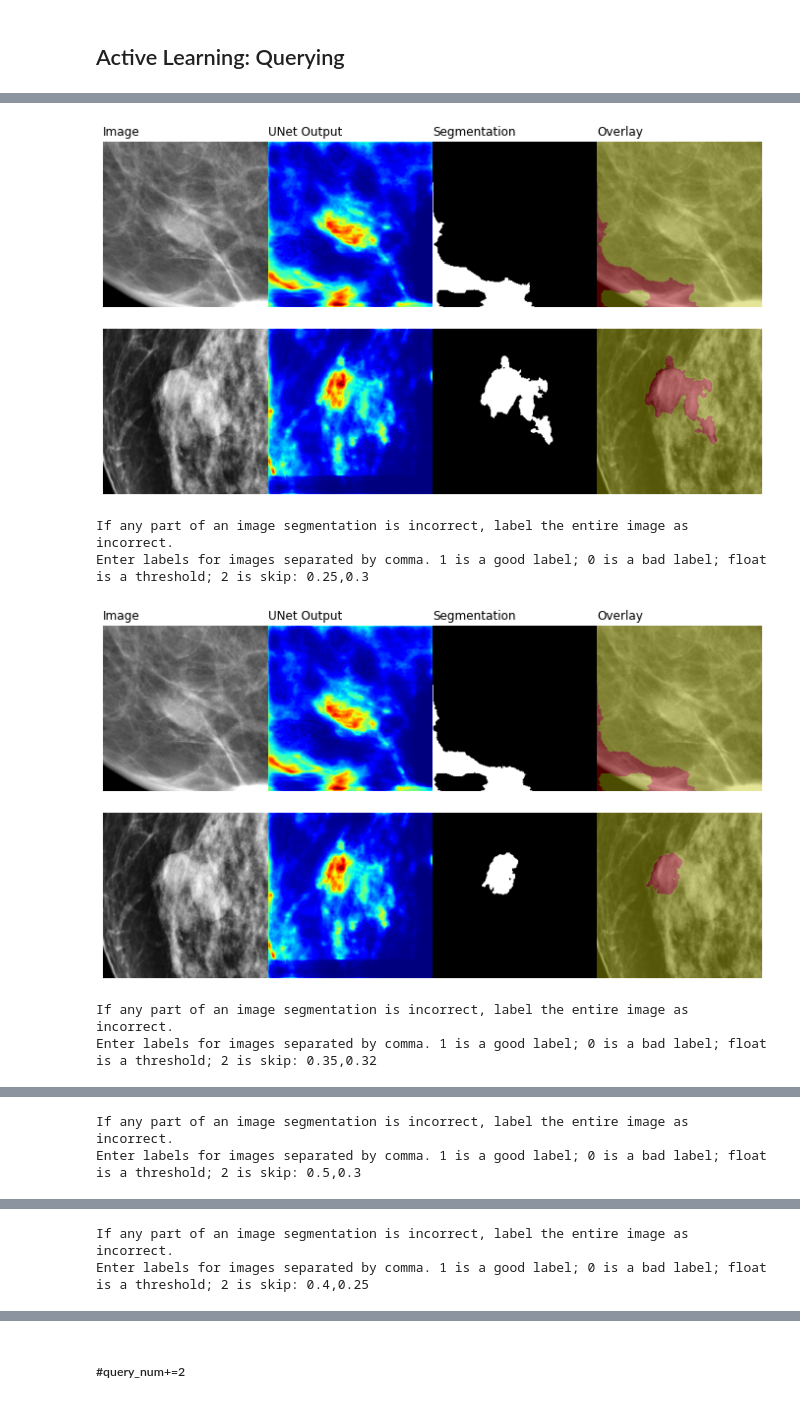
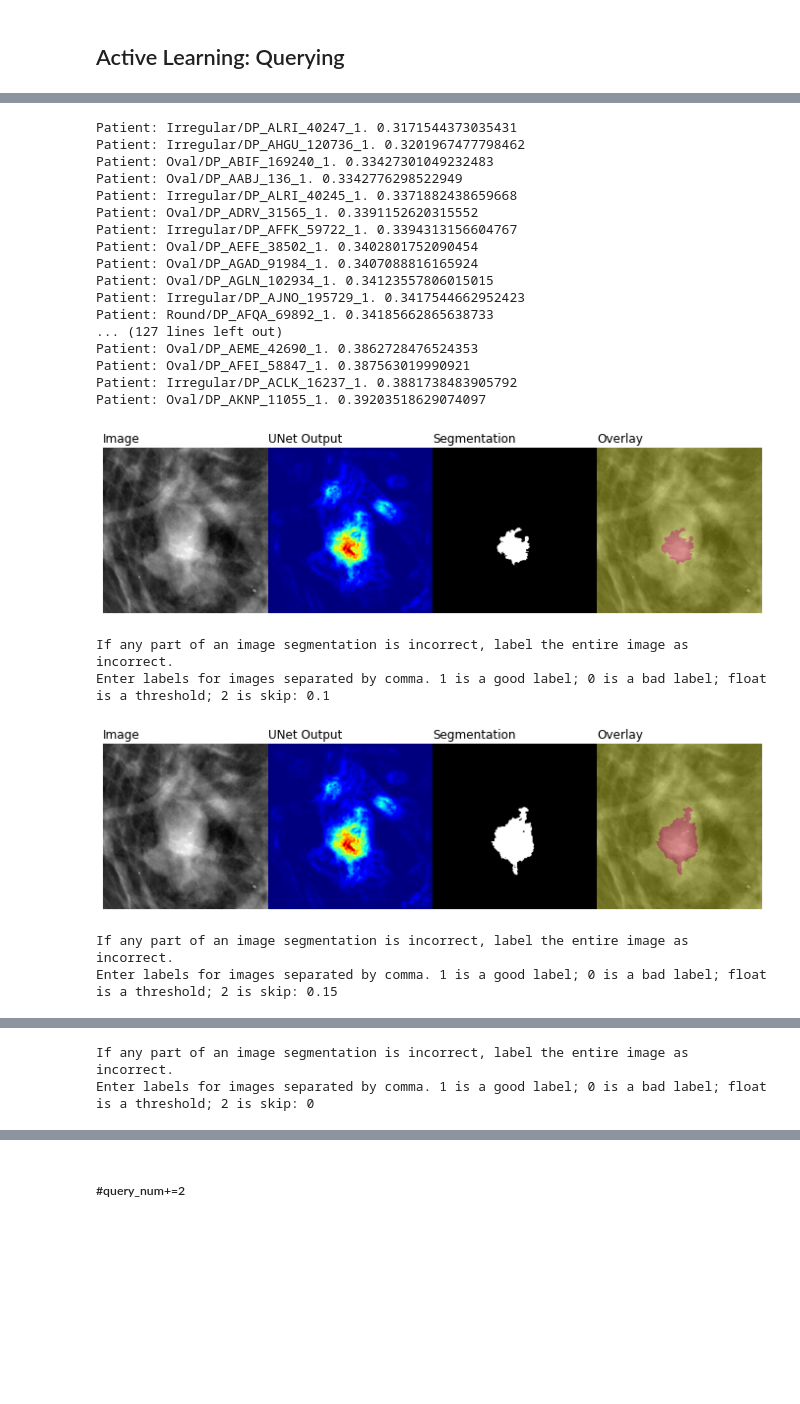
Before and after one commit to vaibhavs2854/ActiveLearningShapes, a Jupyter notebook: RemoteTesting.ipynb, the cells around one changed output, grey strips where cells are left out. Drawn from its saved outputs; the diff is of its cells as text; code cells hidden in the pictures; blank space fills up the shorter version.

Commit message:
Added code to view patient scores. Committed after first oracle run on validation

```diff
--- a/RemoteTesting.ipynb
+++ b/RemoteTesting.ipynb
@@ -90,8 +89,9 @@ run_id = "06_10_a" #Validation Run 1
 # %%
 iter_num=1
 # %%
-im_dir = "/usr/xtmp/mammo/image_datasets/data_split_july2021/square_ROI_by_shape_segmentations_unbin/validation/" #validation im_dir
+#im_dir = "/usr/xtmp/mammo/image_datasets/data_split_july2021/square_ROI_by_shape_segmentations_unbin/validation/" #validation im_dir
 #im_dir = "/usr/xtmp/vs196/mammoproj/Code/ActiveLearning/AllOracleRuns/Run_03_31_a/Iter1/UNetSegmentations_ff/"
+im_dir = "/usr/xtmp/vs196/mammoproj/Data/manualfa/validation_ff/"
 # %%
 print(run_id)
 # %% [output]
@@ -130,15 +130,36 @@ all_patient_scores = []
 #right now patient_scores is initial scores for each patient (without active learning training)
 patient_scores = get_patient_scores(model,dataloader)
 all_patient_scores.append(patient_scores)
+# %%
+for patient_id_valid in patient_scores.keys():
+    print(f"Patient: {patient_id_valid}. {patient_scores[patient_id_valid]}")
+# %% [output]
+Patient: Irregular/DP_ALRI_40247_1. 0.3171544373035431
+Patient: Irregular/DP_AHGU_120736_1. 0.3201967477798462
+Patient: Oval/DP_ABIF_169240_1. 0.33427301049232483
+Patient: Oval/DP_AABJ_136_1. 0.3342776298522949
+Patient: Irregular/DP_ALRI_40245_1. 0.3371882438659668
+Patient: Oval/DP_ADRV_31565_1. 0.3391152620315552
+Patient: Irregular/DP_AFFK_59722_1. 0.3394313156604767
+Patient: Oval/DP_AEFE_38502_1. 0.3402801752090454
+Patient: Oval/DP_AGAD_91984_1. 0.3407088816165924
+Patient: Oval/DP_AGLN_102934_1. 0.34123557806015015
+Patient: Irregular/DP_AJNO_195729_1. 0.3417544662952423
+Patient: Round/DP_AFQA_69892_1. 0.34185662865638733
+... (127 lines left out)
+Patient: Oval/DP_AEME_42690_1. 0.3862728476524353
+Patient: Oval/DP_AFEI_58847_1. 0.387563019990921
+Patient: Irregular/DP_ACLK_16237_1. 0.3881738483905792
+Patient: Oval/DP_AKNP_11055_1. 0.39203518629074097
 # %%
 new_oracle_results, new_oracle_results_thresholds = query_oracle(oracle_results,oracle_results_thresholds,
-                                                                 patient_scores,im_dir,query_method="best",
-                                                                 query_number=8)
+                                                                 patient_scores,im_dir,query_method="percentile=0.3",
+                                                                 query_number=4)
 oracle_results, oracle_results_thresholds = new_oracle_results, new_oracle_results_thresholds
 # %% [output]
-[figure, old version]
+[figure, new version]
 If any part of an image segmentation is incorrect, label the entire image as incorrect.
-Enter labels for images separated by comma. 1 is a good label; 0 is a bad label; float is a threshold; 2 is skip: 0.25,0.3
+Enter labels for images separated by comma. 1 is a good label; 0 is a bad label; float is a threshold; 2 is skip: 0.1
-[figure, old version]
+[figure, new version]
 If any part of an image segmentation is incorrect, label the entire image as incorrect.
-Enter labels for images separated by comma. 1 is a good label; 0 is a bad label; float is a threshold; 2 is skip: 0.35,0.32
+Enter labels for images separated by comma. 1 is a good label; 0 is a bad label; float is a threshold; 2 is skip: 0.15
@@ -146,2 +167,2 @@ Enter labels for images separated by comma. 1 is a good label; 0 is a bad label;
 If any part of an image segmentation is incorrect, label the entire image as incorrect.
-Enter labels for images separated by comma. 1 is a good label; 0 is a bad label; float is a threshold; 2 is skip: 0.5,0.3
+Enter labels for images separated by comma. 1 is a good label; 0 is a bad label; float is a threshold; 2 is skip: 0
@@ -149,2 +168,0 @@ Enter labels for images separated by comma. 1 is a good label; 0 is a bad label;
-If any part of an image segmentation is incorrect, label the entire image as incorrect.
-Enter labels for images separated by comma. 1 is a good label; 0 is a bad label; float is a threshold; 2 is skip: 0.4,0.25
```
Also changed, not shown: parts of 34 cells of this notebook.
